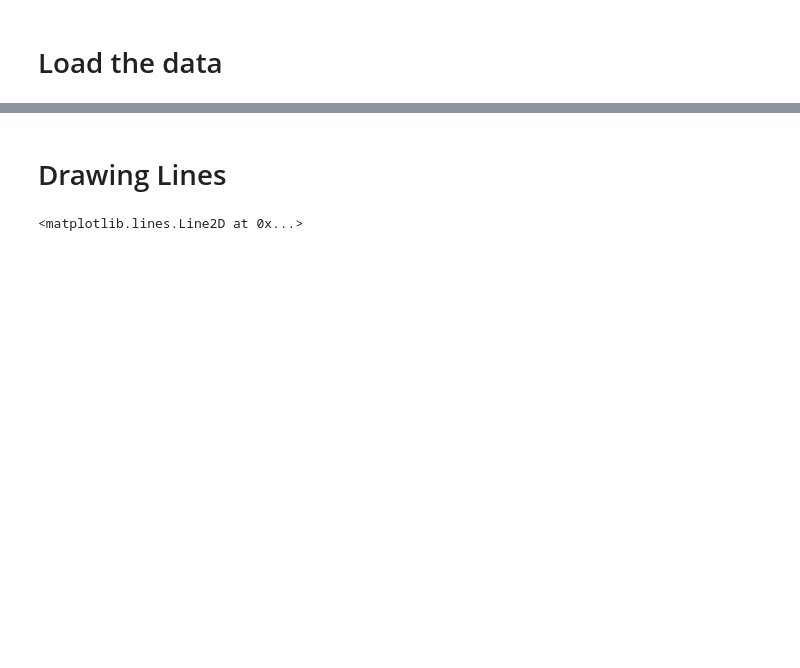
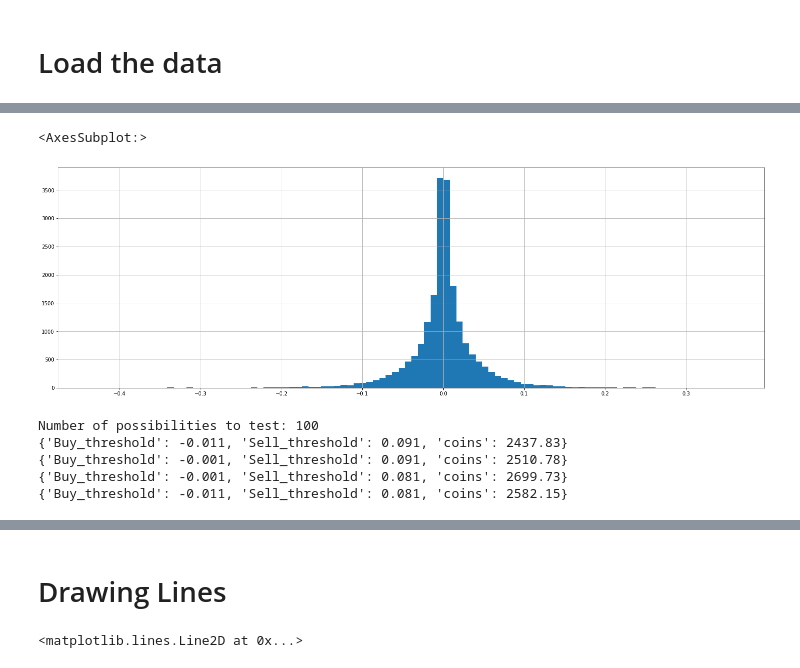
Before and after one commit to webclinic017/Trading-sandbox, a Jupyter notebook: 07_Previous_Trend_Indicators.ipynb, the cells around one changed output, grey strips where cells are left out. Drawn from its saved outputs; the diff is of its cells as text; code cells hidden in the pictures; blank space fills up the shorter version.

```diff
--- a/07_Previous_Trend_Indicators.ipynb
+++ b/07_Previous_Trend_Indicators.ipynb
@@ -65,3 +63,0 @@ df.head()
-# %%
-df = computeLaggingLinearRegression(df,window=8,filter_ceof=True, derivative=True,filter_method='savgol')
-df.head()
@@ -76,3 +63,0 @@ df.head()
-# %%
-df = addIndicators(df)
-df.head()
@@ -87,0 +64,37 @@ df.head()
+# %%
+plt.figure(figsize=(25,8))
+df.B_MLR_coefs.hist(bins=100)
+# %% [output]
+<AxesSubplot:>
+[figure, added]
+# %%
+from concurrent.futures import ThreadPoolExecutor
+from multiprocessing import cpu_count
+
+def loop_step(thresholds):
+   def buyCondition(row:pd.Series, previous_row:pd.Series=None)->bool:
+      return True if row.B_MLR_coefs<-thresholds['Buy_threshold'] else False
+   def sellCondition(row:pd.Series, previous_row:pd.Series=None)->bool:
+      return True if row.B_MLR_coefs>thresholds['Sell_threshold'] else False
+
+   coins = strategyTester(df,buyCondition,sellCondition,equity=1000, optimization_process=True)
+   step = {'Buy_threshold':thresholds['Buy_threshold'],
+           'Sell_threshold':thresholds['Sell_threshold'],
+           'coins':coins}
+   print(step)
+   return step
+
+possibilities = [{'Buy_threshold':-i/1000,'Sell_threshold':j/1000} for i in range(1,100,10) for j in range(1,100,10)]
+print(f'Number of possibilities to test: {len(possibilities)}')
+
+with ThreadPoolExecutor(20) as executor:
+    results = [result for result in executor.map(loop_step, possibilities)]
+
+results_df = pd.DataFrame(results)
+results_df.sort_values('coins',ascending=False).head(10)
+# %% [output]
+Number of possibilities to test: 100
+{'Buy_threshold': -0.011, 'Sell_threshold': 0.091, 'coins': 2437.83}
+{'Buy_threshold': -0.001, 'Sell_threshold': 0.091, 'coins': 2510.78}
+{'Buy_threshold': -0.001, 'Sell_threshold': 0.081, 'coins': 2699.73}
+{'Buy_threshold': -0.011, 'Sell_threshold': 0.081, 'coins': 2582.15}
```
Also changed, not shown: parts of 21 cells of this notebook, 5 other files.
